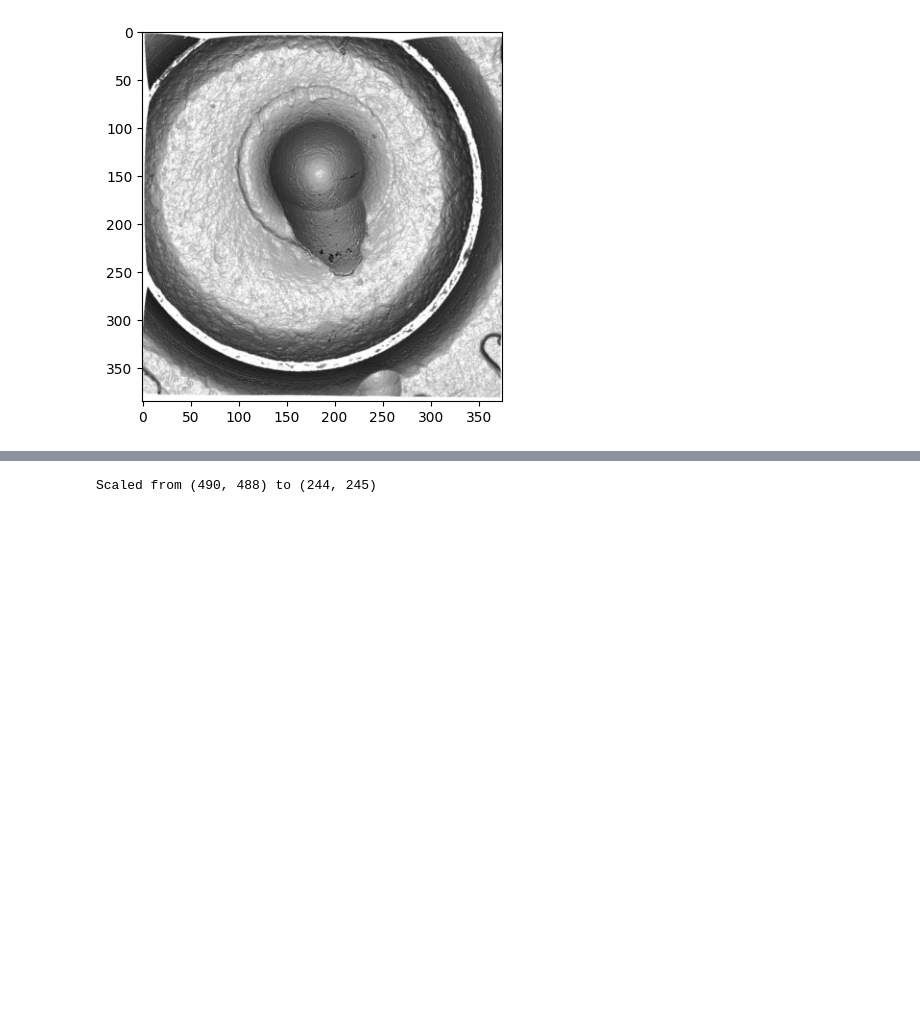
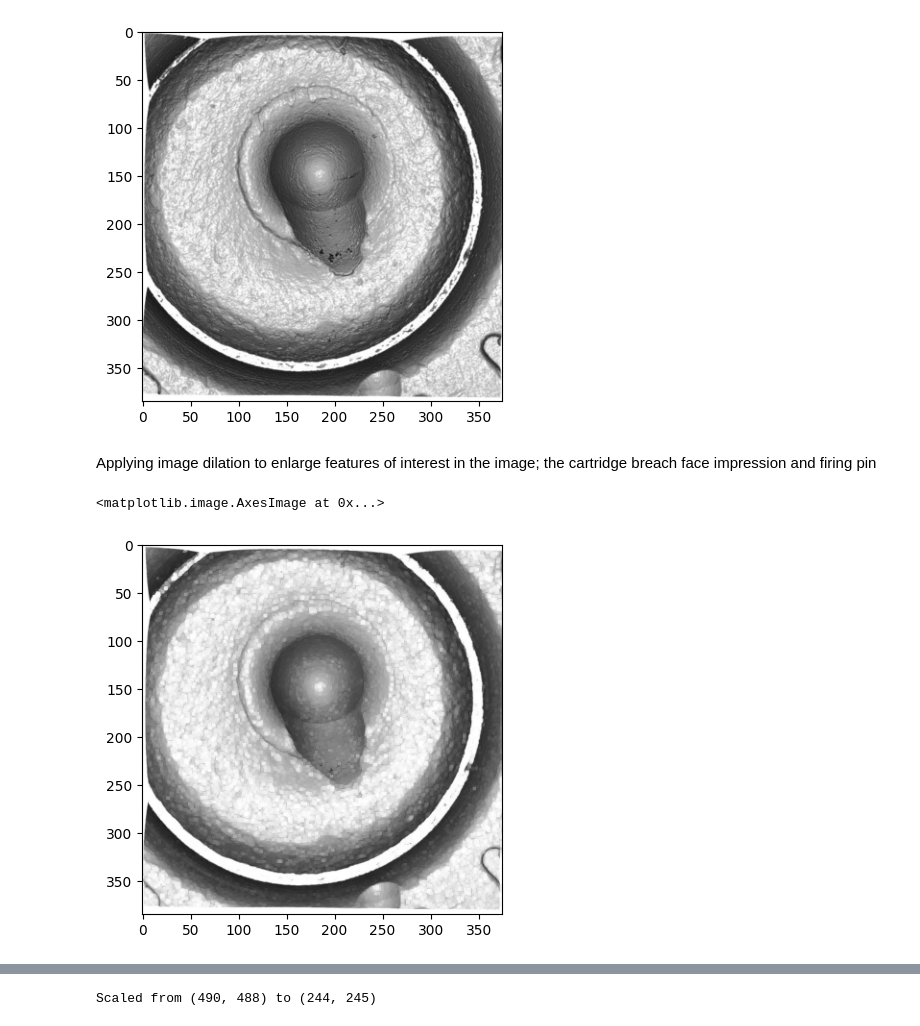
Before and after one commit to hassangaber/segementation, a Jupyter notebook: solution.ipynb, the cells around one changed output, grey strips where cells are left out. Saved outputs shown, nothing was run; the diff lists cells and outputs as text; code cells hidden in the pictures; blank space fills up the shorter version.

```diff
--- a/solution.ipynb
+++ b/solution.ipynb
@@ -95,3 +93,12 @@ plt.imshow(image)
 Scaled from (770, 750) to (375, 385)
 <matplotlib.image.AxesImage at 0x...>
 [figure]
+# %% [markdown]
+Applying image dilation to enlarge features of interest in the image; the cartridge breach face impression and firing pin
+# %%
+dilation_kernel = np.ones((3,3), np.uint8)
+dilated_image = cv2.dilate(image, dilation_kernel, iterations=1)
+plt.imshow(dilated_image,cmap='gray')
+# %% [output]
+<matplotlib.image.AxesImage at 0x...>
+[figure, added]
```
Also changed, not shown: parts of 11 cells of this notebook.
